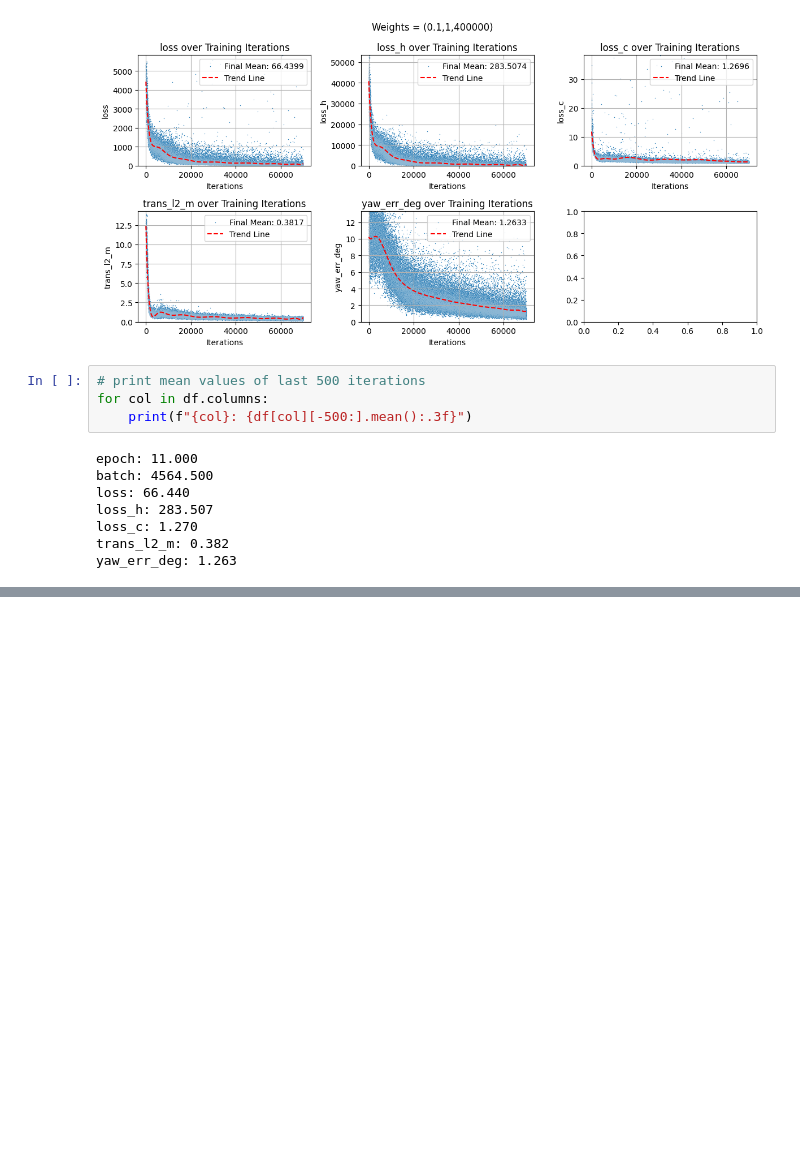
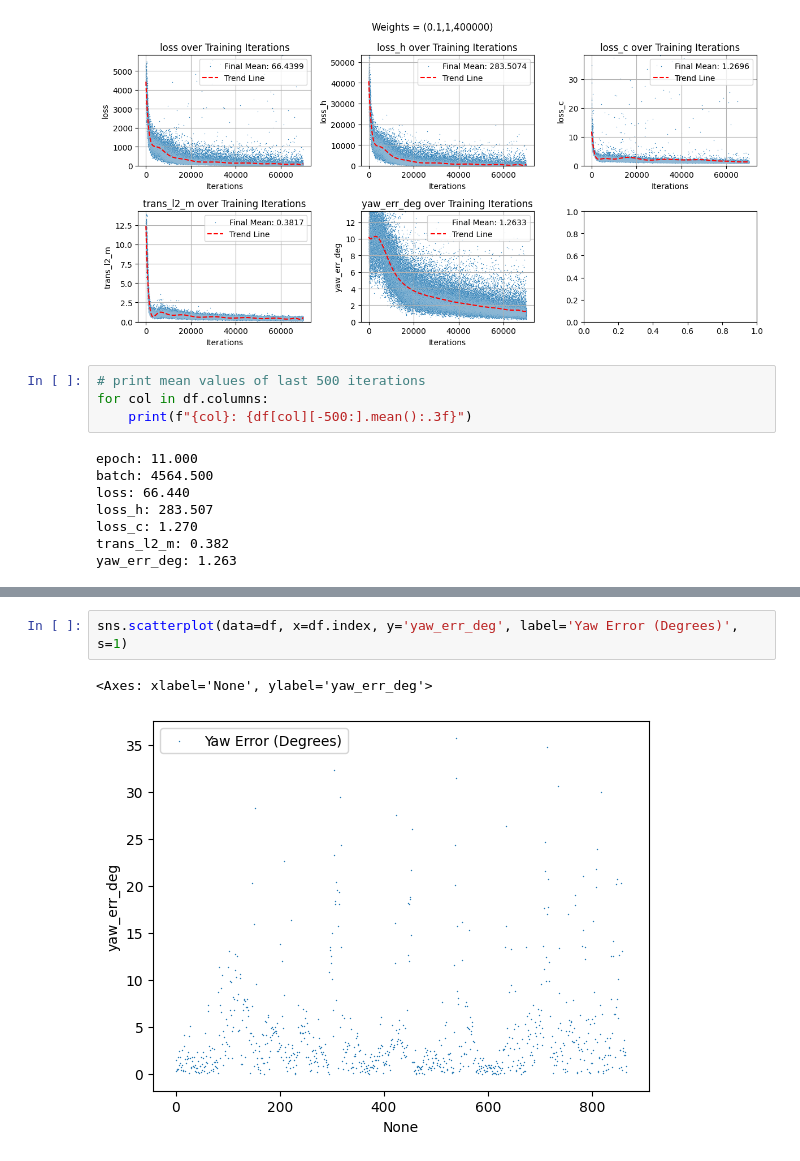
Before and after one commit to ifinckh/2025_sem_proj_FINCKH_VITA, a Jupyter notebook: results.ipynb, the cells around one changed output, grey strips where cells are left out. Saved outputs shown, nothing was run; the diff lists cells and outputs as text; blank space fills up the shorter version.

```diff
--- a/results.ipynb
+++ b/results.ipynb
@@ -323,0 +377,5 @@ yaw_err_deg: 1.263
+# %%
+sns.scatterplot(data=df, x=df.index, y='yaw_err_deg', label='Yaw Error (Degrees)', s=1)
+# %% [output]
+<Axes: xlabel='None', ylabel='yaw_err_deg'>
+[figure, added]
```
Also changed, not shown: parts of 6 cells of this notebook, 22 other files.
